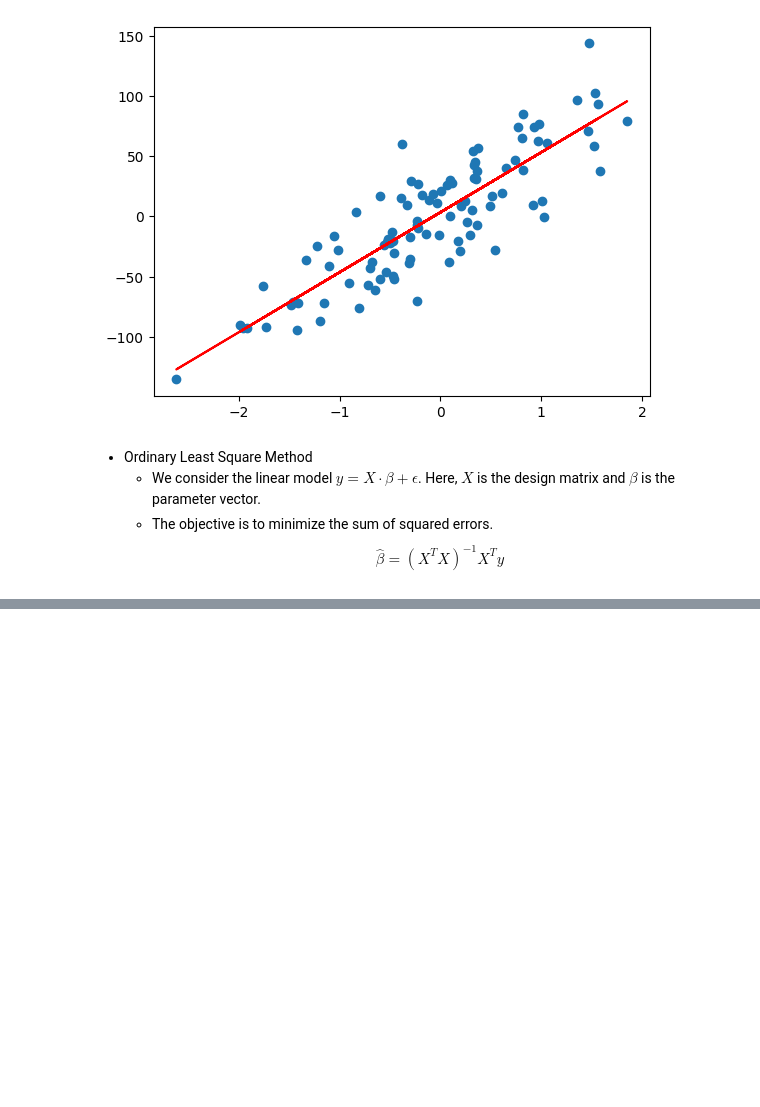
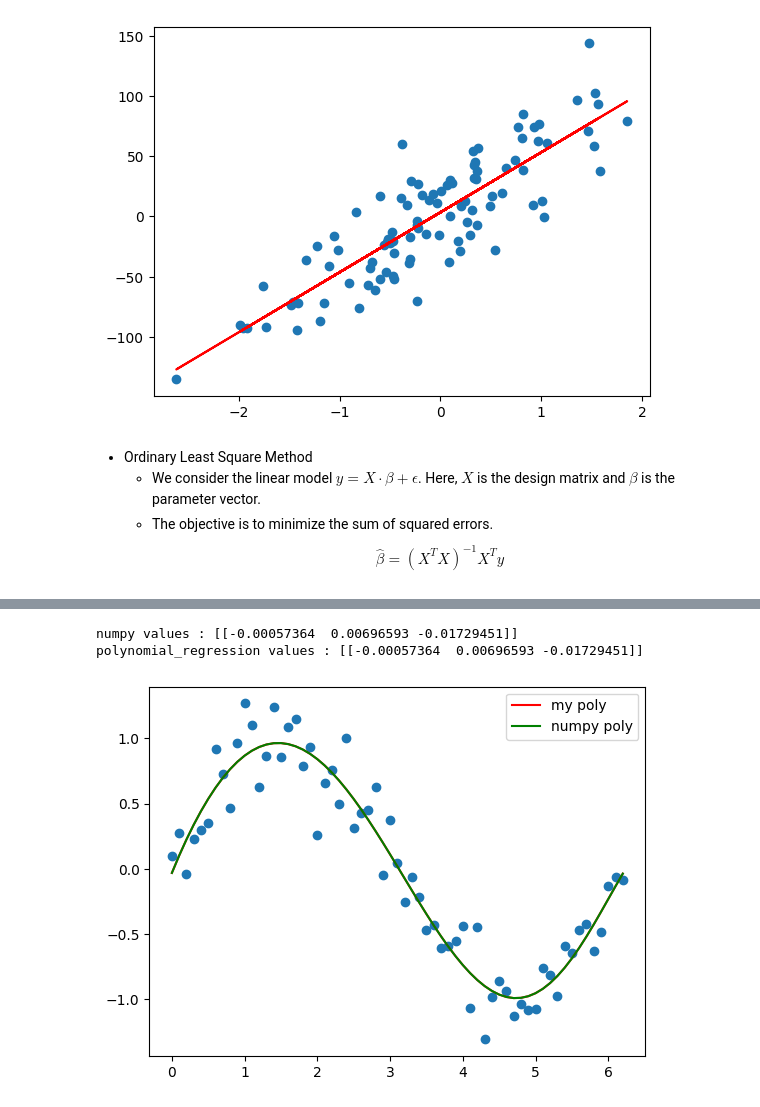
Before and after one commit to robertpaulp/ML-from-scratch, a Jupyter notebook: supervised_learning/regression.ipynb, the cells around one changed output, grey strips where cells are left out. Drawn from its saved outputs; the diff is of its cells as text; code cells hidden in the pictures; blank space fills up the shorter version.

```diff
--- a/supervised_learning/regression.ipynb
+++ b/supervised_learning/regression.ipynb
@@ -54,12 +80,16 @@ plt.show()
     $$ \hat{\beta} = (X^T X)^{-1} X^T y $$
 # %%
 def ordinary_least_square(X, y):
-    betta_hat = np.linalg.inv(X.T @ X) @ X.T @ y
-    return betta_hat
+    beta_hat = np.linalg.inv(X.T @ X) @ X.T @ y
+    return beta_hat
 
-betta_hat = ordinary_least_square(X, y)
-print(f'Estimated betta: {betta_hat}')
+# Predict
+beta_hat = ordinary_least_square(X, y)
+print(f'Estimated beta: {beta_hat}')
+
+# Plot
 plt.scatter(X, y)
-plt.plot(X, X @ betta_hat, color='red')
+plt.plot(X, X @ beta_hat, color='red')
 plt.show()
+plt.close()
 # %% [output]
@@ -67,0 +107,29 @@ Estimated betta: [49.39056071]
+# %%
+def polynomial_regression(X, y, degree=1):
+    X_poly = np.zeros((X.shape[0], degree + 1))
+
+    for i in range(degree + 1):
+        X_poly[:, i] = X[:, 0]**i
+
+    beta_hat = ordinary_least_square(X_poly, y)
+    return beta_hat, X_poly
+
+# Predict
+degree = 6
+beta_hat, X_poly_hat = polynomial_regression(X_poly, y_poly, degree)
+numpy_poly = np.polyfit(X_poly[:, 0], y_poly, degree)
+
+print(f'numpy values : {numpy_poly[:3].T}')
+print(f'polynomial_regression values : {np.flip(beta_hat)[:3].T}')
+
+# Plot
+plt.scatter(X_poly, y_poly)
+plt.plot(X_poly, X_poly_hat @ beta_hat, color='red', label='my poly')
+plt.plot(X_poly, np.polyval(numpy_poly, X_poly[:, 0]), color='green', label='numpy poly')
+plt.legend()
+plt.show()
+plt.close()
+# %% [output]
+numpy values : [[-0.00057364  0.00696593 -0.01729451]]
+polynomial_regression values : [[-0.00057364  0.00696593 -0.01729451]]
+[figure, added]
```
Also changed, not shown: parts of 14 cells of this notebook.
